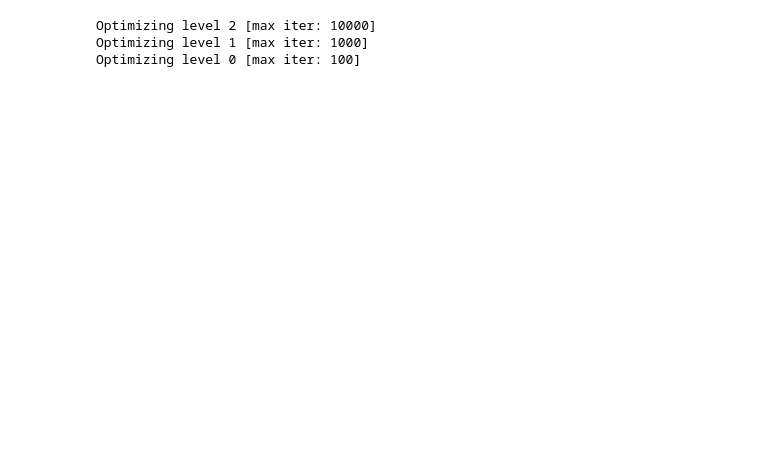
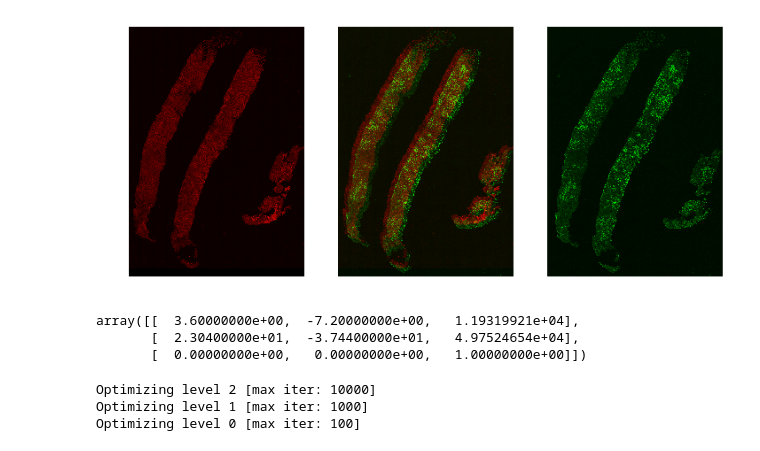
Before and after one commit to uw-biomedical-ml/tilelit, a Jupyter notebook: examples/register-and-tile.ipynb, the cells around one changed output. Cells and saved outputs as stored; diff of their text form; code cells hidden in the pictures; blank space fills up the shorter version.

```diff
--- a/examples/register-and-tile.ipynb
+++ b/examples/register-and-tile.ipynb
@@ -24,0 +13,3 @@ im_he = np.load('/home/ubuntu/im_he_resize_10.npy')
+# %%
+case = 'case02'
+stain = "ER"
@@ -35,2 +43,6 @@ img_er_bw = im_er[..., 2] #np.sum(im_er, -1)
 img_he_bw = im_he[..., 2] #np.sum(im_he, -1)
+# %%
+im1, im2 = ti.plot_together(1-img_he_bw, 1-(img_stain_bw/img_stain_bw.max()))
+# %% [output]
+[figure, added]
 # %%
@@ -38 +52,7 @@ img_initial, aff_initial  = ti.initial_alignment(img_er_bw, img_he_bw)
+# %%
+aff_initial=np.eye(3)
+# %% [output]
+array([[  3.60000000e+00,  -7.20000000e+00,   1.19319921e+04],
+       [  2.30400000e+01,  -3.74400000e+01,   4.97524654e+04],
+       [  0.00000000e+00,   0.00000000e+00,   1.00000000e+00]])
 # %%
```
Also changed, not shown: parts of 35 cells of this notebook.
